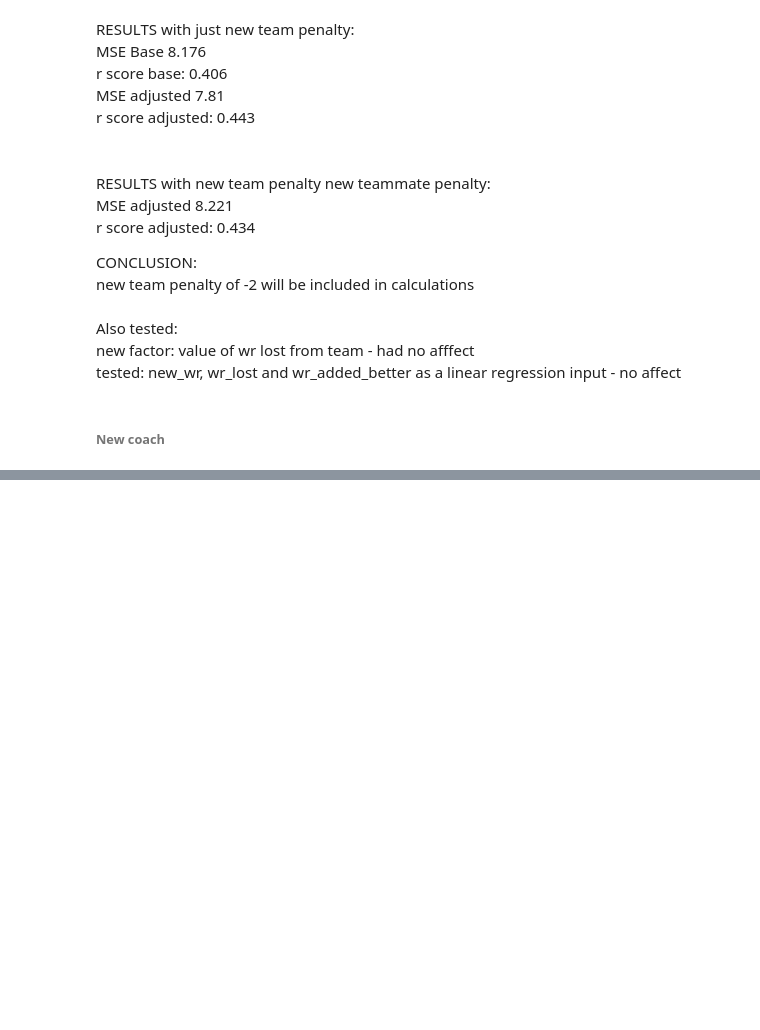
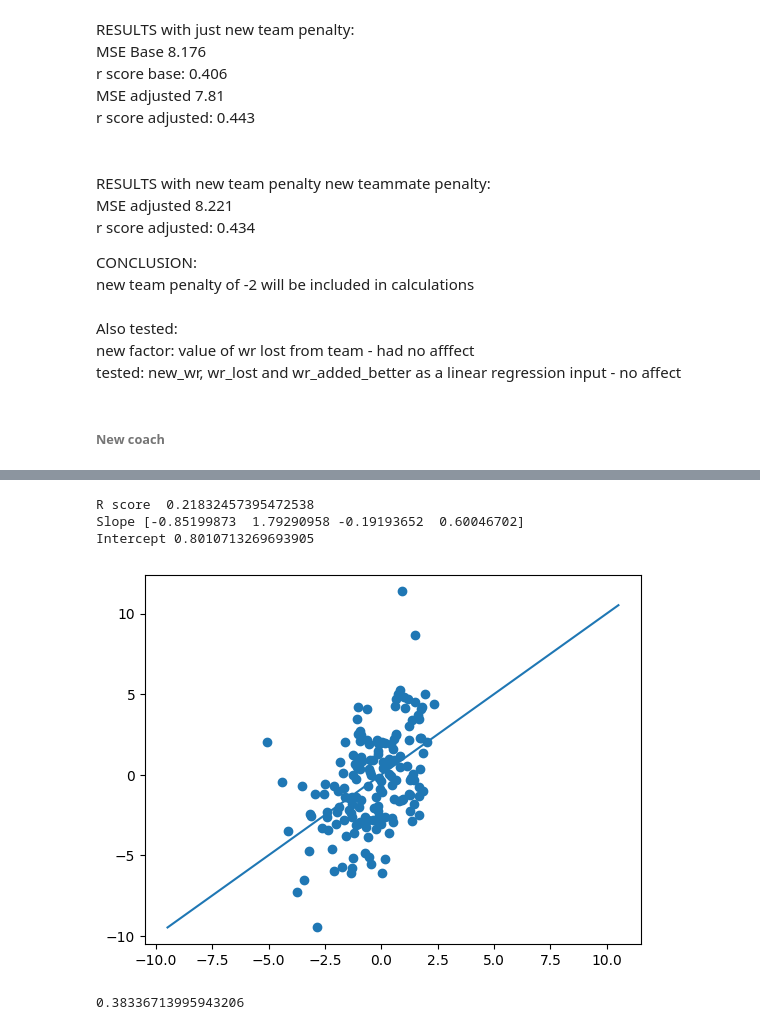
Before and after one commit to cow228/CWilliams_Project_Portfolio, a Jupyter notebook: Football/Yearly_FF_prediction.ipynb, the cells around one changed output, grey strips where cells are left out. Saved outputs shown, nothing was run; the diff lists cells and outputs as text; code cells hidden in the pictures; blank space fills up the shorter version.

```diff
--- a/Football/Yearly_FF_prediction.ipynb
+++ b/Football/Yearly_FF_prediction.ipynb
@@ -501,0 +519,31 @@ tested: new_wr, wr_lost and wr_added_better as a linear regression input - no af
+# %%
+#create function to split data
+def year_split(column, input):
+    df = input.copy()
+    column_names = []
+    for year in range(6):
+        year = (year + 1)
+        year_neg = year * -1
+        column_name = column + str(year_neg)
+        df[column_name] = [x[year_neg] if len(x) >= year else 0 for x in df[column]]
+        column_names.append(column_name)
+    return df, column_names
+
+columns = ['player','fpts_game','fpts_game_actual']
+wr_true, factor_columns = year_split('fpts_game', wr_data_true[columns])
+
+
+wr_true['fpts_diff'] = wr_true['fpts_game_actual'] - wr_true['fpts_game-1']
+
+
+wr_true = pd.merge(wr_true, wr_data_stats[['year']], 'left', left_index=True, right_index=True)
+wr_true = pd.merge(wr_true, wr_data[['player', 'year', 'team_name']], 'left', left_on=['player', 'year'], right_on=['player', 'year'])
+wr_true['last_year'] = wr_true['year'] - 1
+wr_true = pd.merge(wr_true, wr_data[['player', 'year', 'team_name']], 'left', left_on=['player', 'last_year'], right_on=['player', 'year'])
+wr_true.rename(columns={'year_x': 'year', 'team_name_x': 'team_name', 'team_name_y': 'last_team'}, inplace=True)
+wr_true.drop('year_y', inplace=True, axis=1)
+wr_true['same_team'] = (wr_true['team_name'] == wr_true['last_team']).astype(int)
+wr_true['fpts_std'] = np.std(wr_true[['fpts_game-1','fpts_game-2','fpts_game-3','fpts_game-4','fpts_game-5','fpts_game-6']].replace(0, np.nan), axis=1)
+wr_true['fpts_mean'] = np.mean(wr_true[['fpts_game-1','fpts_game-2','fpts_game-3','fpts_game-4','fpts_game-5','fpts_game-6']].replace(0, np.nan), axis=1)
+wr_true['fpts_mean'].mean()
+wr_true
@@ -501,0 +564,27 @@ tested: new_wr, wr_lost and wr_added_better as a linear regression input - no af
+# %%
+predictors = ['fpts_game-1', 'same_team','fpts_std', 'fpts_mean']
+
+r_score, slope, intercept, lr = lr_predict(wr_true,predictors, 'fpts_diff', 30, True, True)
+# %% [output]
+R score  0.21832457395472538
+Slope [-0.85199873  1.79290958 -0.19193652  0.60046702]
+Intercept 0.8010713269693905
+[figure, added]
+# %%
+from scipy.stats import zscore
+adj_std = wr['fpts_game_actual'].std()
+wr['adj_std'] = wr['fpts_game_std'].replace(0,3)
+wr['adj_std'] = (wr['adj_std'] + adj_std)/2
+
+
+
+
+wr['range'] = wr['high'] - wr['low']
+
+mean_std = wr[wr['fpts_game_std'] > 0]['fpts_game_std'].mean()
+wr['high'] = wr['fpts_game_mean'] + mean_std
+wr['low'] = wr['fpts_game_mean'] - mean_std
+
+print(len(wr[(wr['fpts_game_actual'] <= wr['high'])&(wr['fpts_game_actual'] >= wr['low'])])/len(wr))
+# %% [output]
+0.38336713995943206
```
Also changed, not shown: parts of 14 cells of this notebook.
